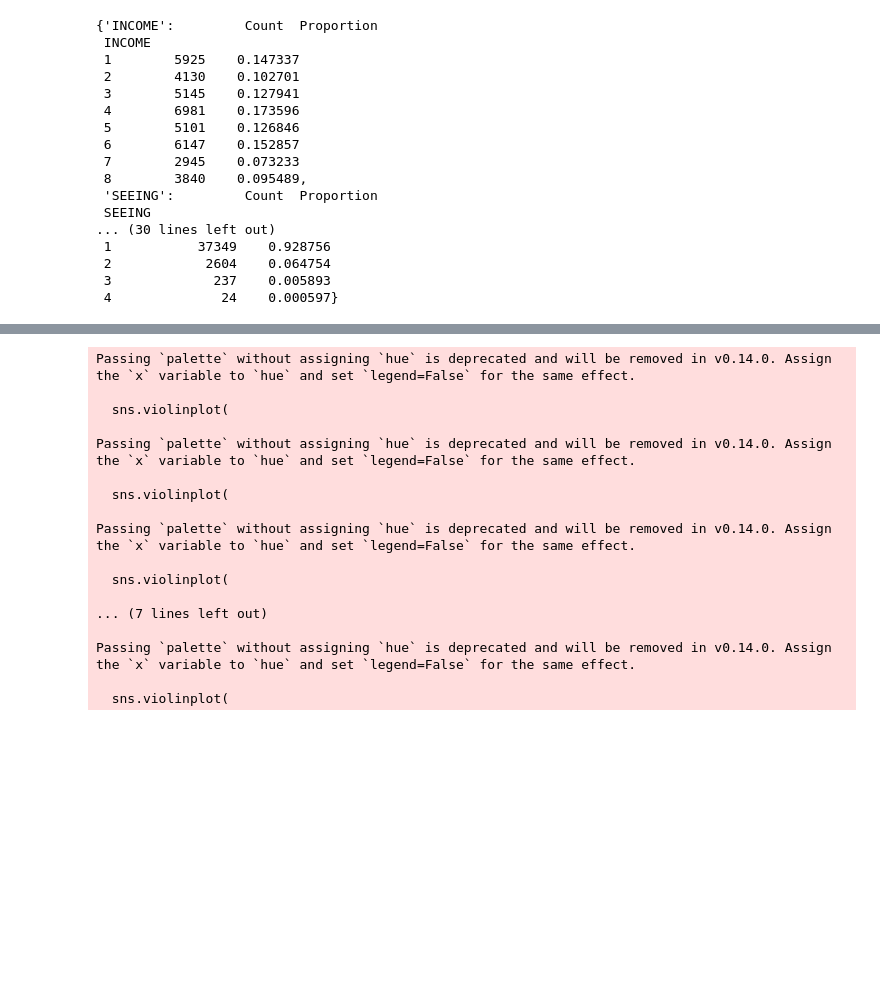
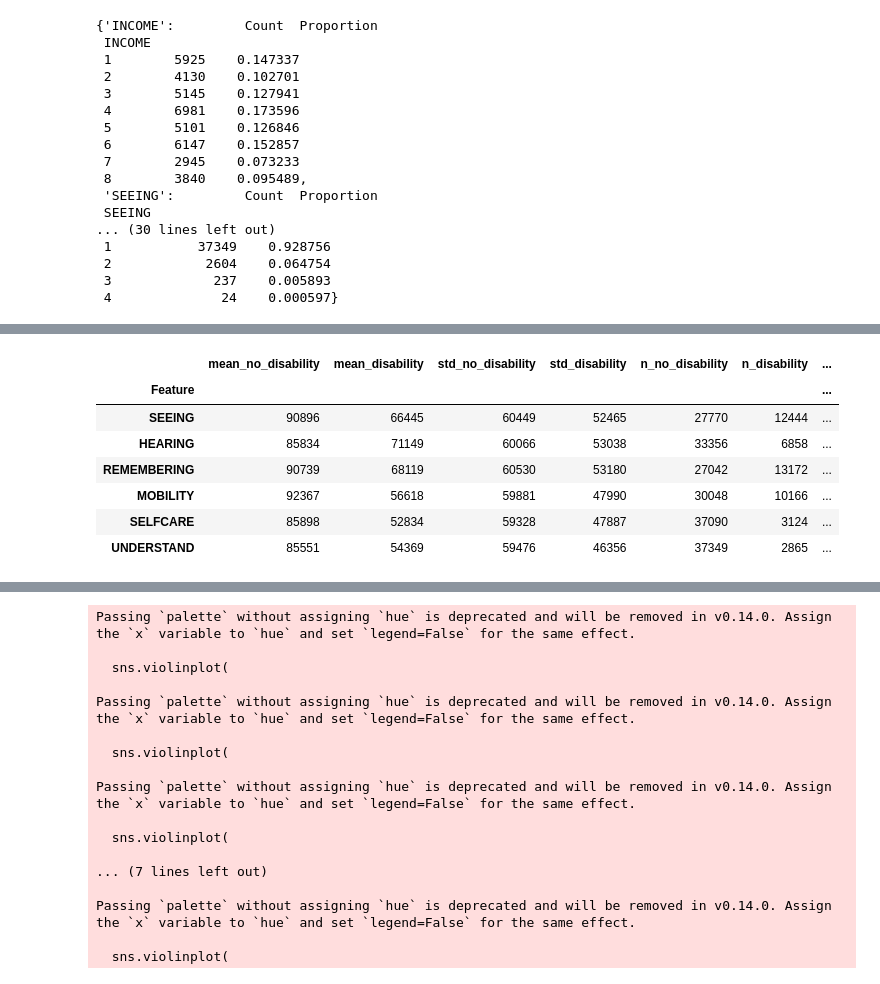
Before and after one commit to MaximilianKnuth/API_201_B_Project, a Jupyter notebook: income_analysis.ipynb, the cells around one changed output, grey strips where cells are left out. Saved outputs shown, nothing was run; the diff lists cells and outputs as text; code cells hidden in the pictures; blank space fills up the shorter version.

```diff
--- a/income_analysis.ipynb
+++ b/income_analysis.ipynb
@@ -198,0 +199,74 @@ plt.show()
+# %%
+from scipy.stats import norm
+import numpy as np
+import pandas as pd
+
+# Define the disability features
+disability_features = ['SEEING', 'HEARING', 'REMEMBERING', 'MOBILITY', 'SELFCARE', 'UNDERSTAND']
+
+# Initialize a dictionary to store results
+hypothesis_results = {}
+
+# Significance level
+alpha = 0.05
+
+# Perform hypothesis testing for each disability feature
+for feature in disability_features:
+    # Group data
+    no_disability = filtered_data[filtered_data[feature] == 1]['INCOME_AMOUNT']
+    disability = filtered_data[filtered_data[feature].isin([2, 3, 4])]['INCOME_AMOUNT']
+
+    # Calculate means and standard errors
+    mean_no_disability = round(no_disability.mean(), 0)
+    mean_disability = round(disability.mean(), 0)
+    std_no_disability = round(no_disability.std(), 0)
+    std_disability = round(disability.std(), 0)
+    n_no_disability = len(no_disability)
+    n_disability = len(disability)
+
+    # Pooled standard error
+    pooled_se = round(np.sqrt((std_no_disability**2 / n_no_disability) + (std_disability**2 / n_disability)), 0)
+
+    # Test statistic (Z-score)
+    z_score = round((mean_no_disability - mean_disability) / pooled_se, 0)
+
+    # P-value (two-tailed test)
+    p_value = round(2 * (1 - norm.cdf(abs(z_score))), 2)
+
+    # Determine significance
+    significant = "Significant" if p_value < alpha else "Not Significant"
+
+    # Store results
+    hypothesis_results[feature] = {
+        'mean_no_disability': mean_no_disability,
+        'mean_disability': mean_disability,
+        'std_no_disability': std_no_disability,
+        'std_disability': std_disability,
+        'n_no_disability': n_no_disability,
+        'n_disability': n_disability,
+        'pooled_se': pooled_se,
+        'z_score': z_score,
+        'p_value': p_value,
+        'significant': significant
+    }
+
+# Convert results to a DataFrame for better visualization
+results_df = pd.DataFrame(hypothesis_results).T
+results_df.index.name = 'Feature'
+# Convert specific columns to integers for cleaner display
+int_columns = ['mean_no_disability', 'mean_disability', 'std_no_disability',
+               'std_disability', 'n_no_disability', 'n_disability', 'pooled_se', 'z_score']
+
+results_df[int_columns] = results_df[int_columns].astype(int)
+
+# Display the DataFrame
+results_df
+# %% [output]
+|  | mean_no_disability | mean_disability | std_no_disability | std_disability | n_no_disability | n_disability | ... |
+| Feature |  |  |  |  |  |  | ... |
+| SEEING | 90896 | 66445 | 60449 | 52465 | 27770 | 12444 | ... |
+| HEARING | 85834 | 71149 | 60066 | 53038 | 33356 | 6858 | ... |
+| REMEMBERING | 90739 | 68119 | 60530 | 53180 | 27042 | 13172 | ... |
+| MOBILITY | 92367 | 56618 | 59881 | 47990 | 30048 | 10166 | ... |
+| SELFCARE | 85898 | 52834 | 59328 | 47887 | 37090 | 3124 | ... |
+| UNDERSTAND | 85551 | 54369 | 59476 | 46356 | 37349 | 2865 | ... |
```
Also changed, not shown: parts of 7 cells of this notebook, 2 other files.
